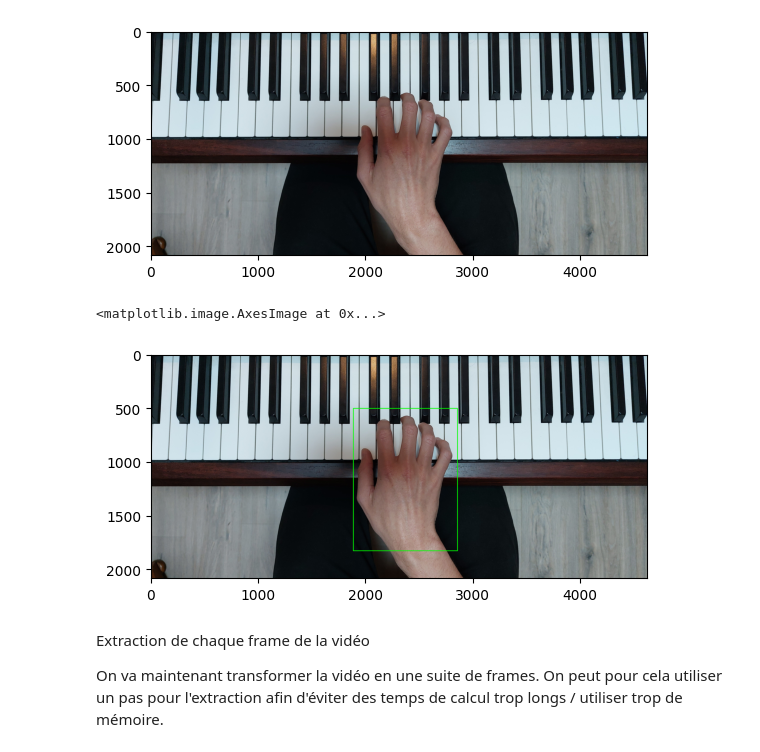
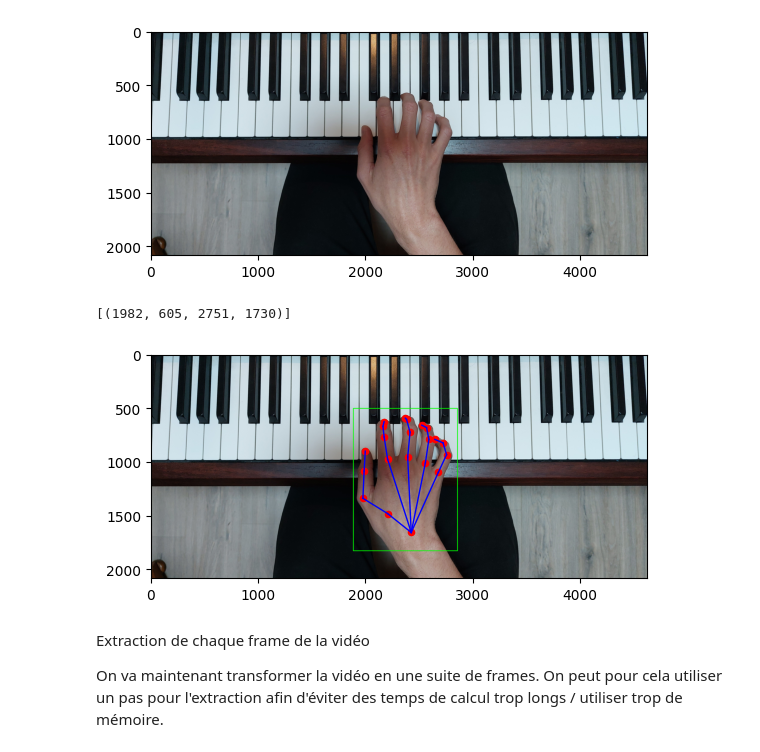
Before and after one commit to TomSaw31/Projet-MMPose, a Jupyter notebook: Projet_MMPose.ipynb, the cells around one changed output. Drawn from its saved outputs; the diff is of its cells as text; code cells hidden in the pictures.

```diff
--- a/Projet_MMPose.ipynb
+++ b/Projet_MMPose.ipynb
@@ -325,12 +315,12 @@ plt.imshow(img_rgb)
 # %%
 # Création de l'image à analyser et détection des mains sur l'image
 mp_image = Image(image_format = mp.ImageFormat.SRGB, data = img_rgb)
-results = detector.detect(mp_image)
+detection_results = detector.detect(mp_image)
 # %%
 hauteur, largeur, _ = img_rgb.shape
 hand_bboxes = []
 
-for hand_landmarks in results.hand_landmarks:
+for hand_landmarks in detection_results.hand_landmarks:
     xs = [point.x for point in hand_landmarks]
     ys = [point.y for point in hand_landmarks]
 
@@ -340,27 +330,33 @@ for hand_landmarks in results.hand_landmarks:
     y2 = int(max(ys) * hauteur)
 
     hand_bboxes.append((x1, y1, x2, y2))
+
+print(hand_bboxes)
+# %% [output]
+[(1982, 605, 2751, 1730)]
 # %%
 img = img_rgb.copy()
-# Ajout d'un offset pour avoir l'ensemble de la main
+# Ajout d'un offset pour avoir l'ensemble de la main dans la bounding box
 OFFSET_X = 100
 OFFSET_Y = 100
 
 for (x1, y1, x2, y2) in hand_bboxes:
     x_min = max(0,x1 - OFFSET_X)
     x_max = min(x2 + OFFSET_X, largeur)
     y_min = max(0,y1 - OFFSET_Y)
     y_max = min(y2 + OFFSET_Y, hauteur)
     cv2.rectangle(img, (x_min, y_min), (x_max, y_max), (0, 255, 0), 5)
-    img_rognee = img[y_min:y_max, x_min:x_max]
-    # Reconversion en BGR pour utiliser CV2
-    img_rognee_rgb = cv2.cvtColor(img_rognee, cv2.COLOR_RGB2BGR)
-    cv2.imwrite('/content/test/main_piano_rognée.png', img_rognee_rgb)
 
-plt.imshow(img)
+pose_results = inference_topdown(model, img_path, bboxes=hand_bboxes, bbox_format='xyxy')
+
+plt.figure()
+plt.imshow(np.array(img))
+
+for pred in pose_results:
+  keypoints = pred.pred_instances.keypoints[0]  # shape (21, 2)
+  draw_hand_skeleton(keypoints)
 # %% [output]
-<matplotlib.image.AxesImage at 0x...>
-[figure, old version]
+[figure, new version]
 # %% [markdown]
 Extraction de chaque frame de la vidéo
 
```
Also changed, not shown: parts of 17 cells of this notebook.
